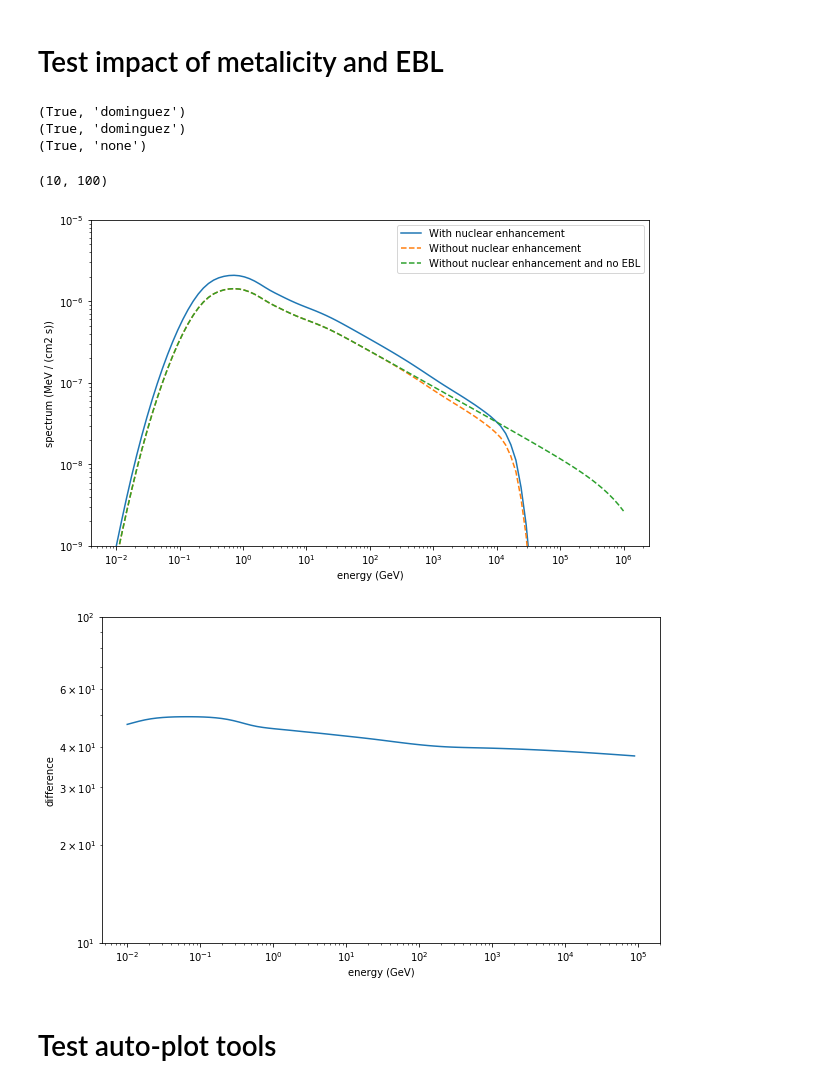
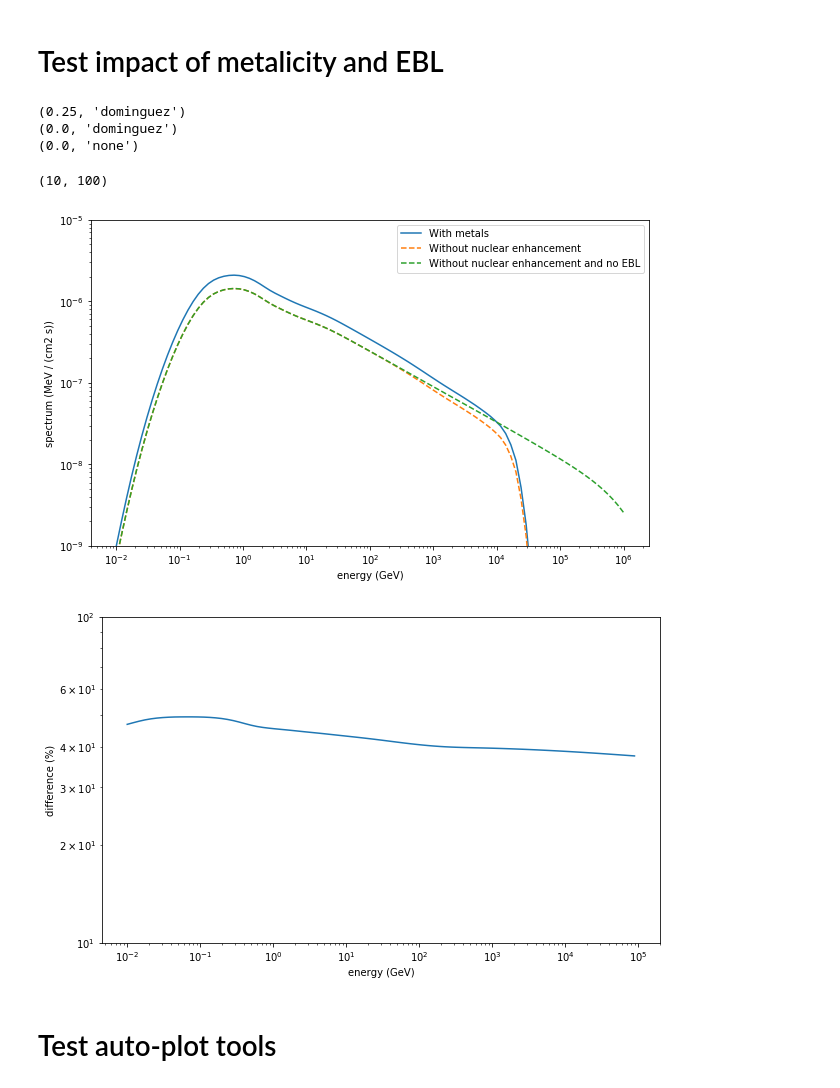
Before and after one commit to renlliang3/ClusterModel, a Jupyter notebook: notebook/model_developement.ipynb, the cells around one changed output. Cells and saved outputs as stored; diff of their text form; code cells hidden in the pictures.

```diff
--- a/notebook/model_developement.ipynb
+++ b/notebook/model_developement.ipynb
@@ -219,44 +221,44 @@ cluster = model.Cluster(silent=True)
 cluster.abundance = 0.3
 cluster.helium_mass_fraction = 0.25
 e1, s1 = cluster.get_gamma_spectrum()
-print(cluster._nuclear_enhancement, cluster._EBL_model)
+print(cluster.helium_mass_fraction, cluster._EBL_model)
 
 cluster.abundance = 0.0
 cluster.helium_mass_fraction = 0.0
 e2, s2 = cluster.get_gamma_spectrum()
-print(cluster._nuclear_enhancement, cluster._EBL_model)
+print(cluster.helium_mass_fraction, cluster._EBL_model)
 
 cluster.abundance = 0.0
 cluster.helium_mass_fraction = 0.0
 cluster.EBL_model = 'none'
 e3, s3 = cluster.get_gamma_spectrum()
-print(cluster._nuclear_enhancement, cluster._EBL_model)
+print(cluster.helium_mass_fraction, cluster._EBL_model)
 
 spec1 = (e1**2*s1).to('MeV cm-2 s-1')
 spec2 = (e2**2*s2).to('MeV cm-2 s-1')
 spec3 = (e3**2*s3).to('MeV cm-2 s-1')
 
 fig = plt.figure(figsize=(10,6))
-plt.loglog(e1, spec1, label='With nuclear enhancement')
+plt.loglog(e1, spec1, label='With metals')
 plt.loglog(e2, spec2, '--', label='Without nuclear enhancement')
 plt.loglog(e3, spec3, '--', label='Without nuclear enhancement and no EBL')
 plt.ylabel('spectrum ('+str(spec1.unit)+')')
 plt.xlabel('energy (GeV)')
 plt.ylim(1e-9, 1e-5)
 plt.legend()
 
 fig = plt.figure(figsize=(10, 6))
 plt.loglog(e1, (spec1-spec2)/spec2*100)
 plt.ylabel('difference (%)')
 plt.xlabel('energy (GeV)')
 plt.ylim(10, 100)
 # %% [output]
-(True, 'dominguez')
-(True, 'dominguez')
-(True, 'none')
+(0.25, 'dominguez')
+(0.0, 'dominguez')
+(0.0, 'none')
 (10, 100)
-[figure, old version]
+[figure, new version]
-[figure, old version]
+[figure, new version]
 # %% [markdown]
 # Test auto-plot tools
 # %%
```
Also changed, not shown: parts of 55 cells of this notebook.
